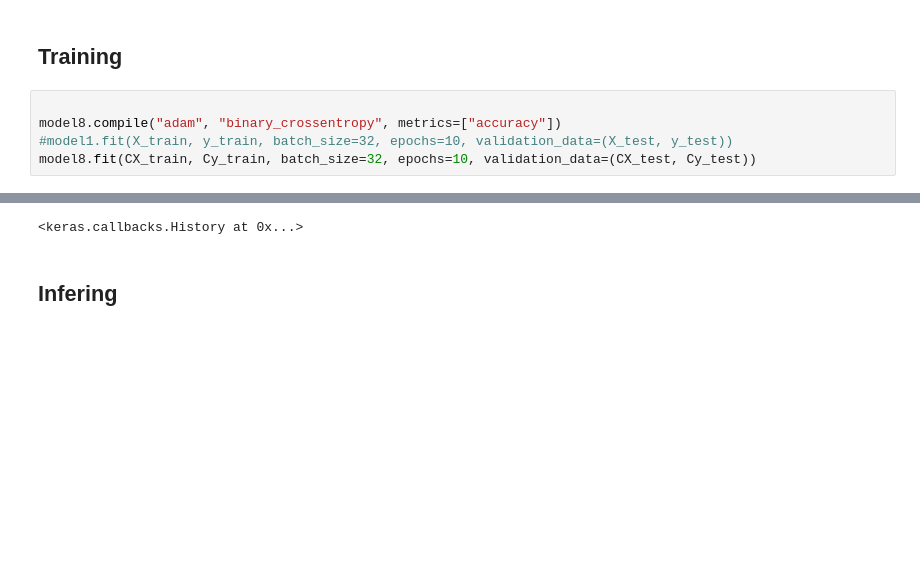
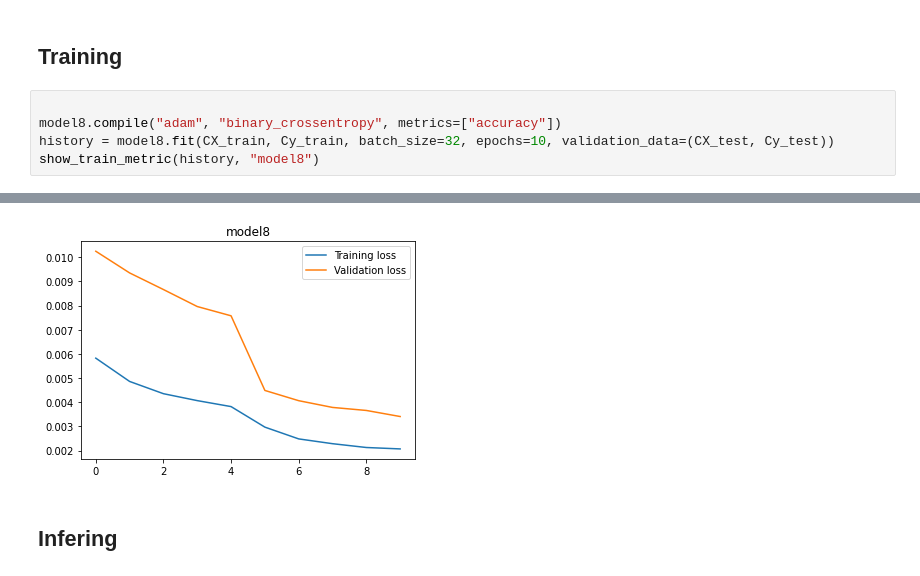
Before and after one commit to lifesboy/selks-lstm-data, a Jupyter notebook: SELKS_LSTM_Anomaly_model.ipynb, the cells around one changed output, grey strips where cells are left out. Drawn from its saved outputs; the diff is of its cells as text; blank space fills up the shorter version.

```diff
--- a/SELKS_LSTM_Anomaly_model.ipynb
+++ b/SELKS_LSTM_Anomaly_model.ipynb
@@ -1549,7 +1556,7 @@ _________________________________________________________________
 # %%
 
 model8.compile("adam", "binary_crossentropy", metrics=["accuracy"])
-#model1.fit(X_train, y_train, batch_size=32, epochs=10, validation_data=(X_test, y_test))
-model8.fit(CX_train, Cy_train, batch_size=32, epochs=10, validation_data=(CX_test, Cy_test))
+history = model8.fit(CX_train, Cy_train, batch_size=32, epochs=10, validation_data=(CX_test, Cy_test))
+show_train_metric(history, "model8")
 # %% [output]
 Epoch 1/10
@@ -1575,4 +1582,4 @@ Epoch 10/10
-<keras.callbacks.History at 0x...>
+[figure, added]
 # %% [markdown]
 ## Infering
 # %%
```
Also changed, not shown: parts of 4 cells of this notebook.
